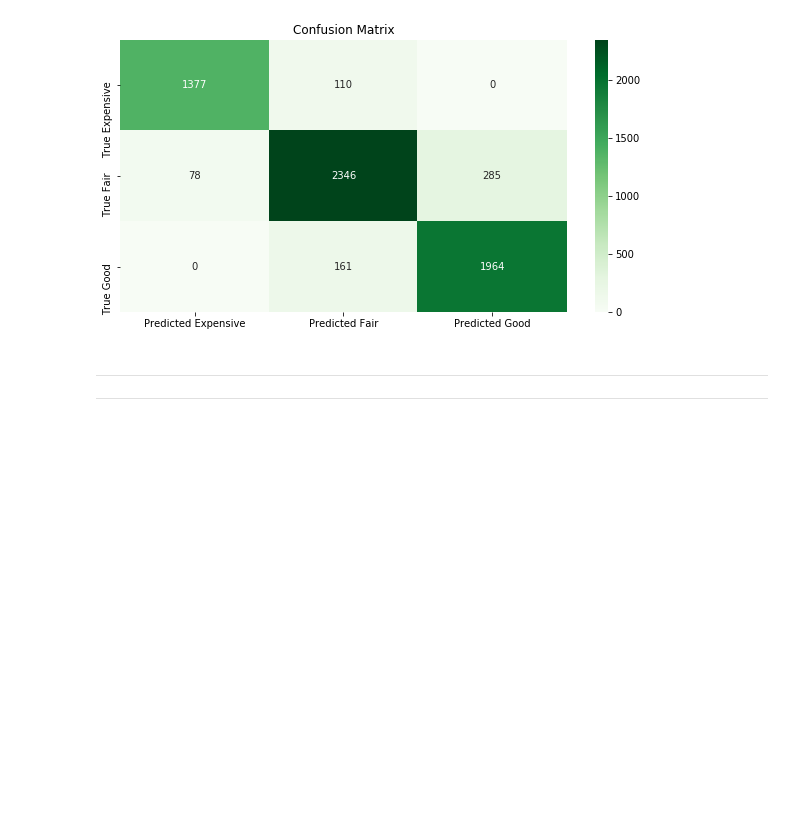
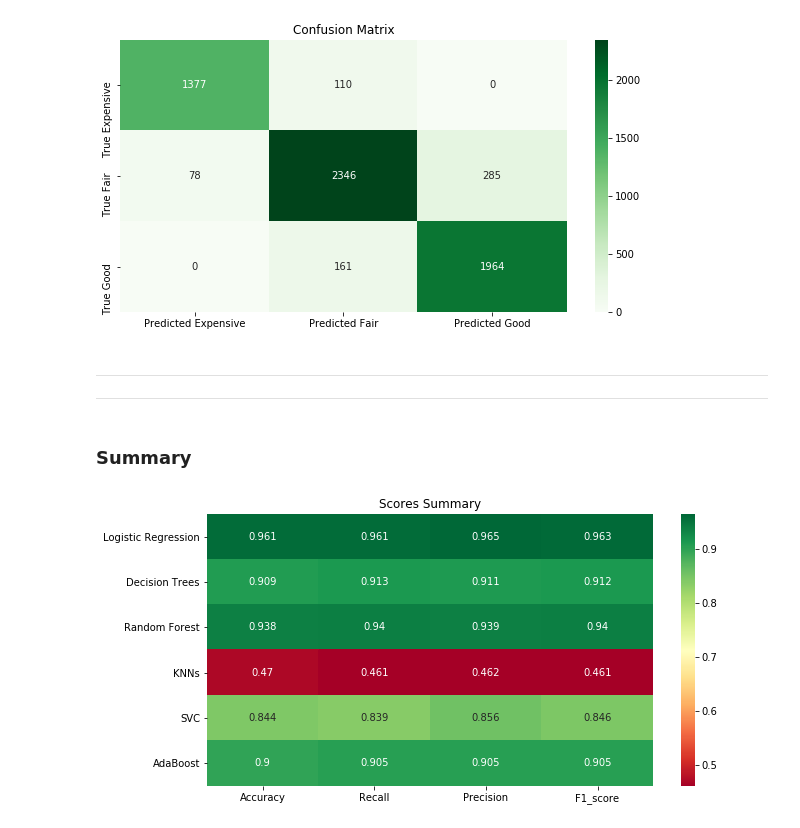
Before and after one commit to safi-khan/airbnb_deal_classifier, a Jupyter notebook: Airbnb_deal_classification-non-text_data_models.ipynb, the cells around one changed output. Saved outputs shown, nothing was run; the diff lists cells and outputs as text; code cells hidden in the pictures; blank space fills up the shorter version.

Commit message:
Non-text classification models
Takes all non-text features to classify deals with Logistic Regression, Decision Trees, Random Forests, KNNs, SVM and Adaboost classification, models

```diff
--- a/Airbnb_deal_classification-non-text_data_models.ipynb
+++ b/Airbnb_deal_classification-non-text_data_models.ipynb
@@ -722,6 +798,7 @@ svm_confusion_matrix = pd.DataFrame(data = svm_confusion_matrix,\
 
 # Setting up our classification_report
 svm_classification_report = classification_report(y_test,y_pred_svm)
+svm_scores_dict = classification_report(y_test,y_pred_svm, output_dict = True)
 
 # Printing classification report
 print(f'Classification Report \n {svm_classification_report}')
@@ -833,6 +910,7 @@ ada_confusion_matrix = pd.DataFrame(data = ada_confusion_matrix,\
 
 # Setting up our classification_report
 ada_classification_report = classification_report(y_test,y_pred_ada)
+ada_scores_dict = classification_report(y_test,y_pred_ada, output_dict = True)
 
 # Printing classification report
 print(f'Classification Report \n {ada_classification_report}')
@@ -873,0 +939,24 @@ results.Model = model_names
+# %% [markdown]
+### Summary
+# %%
+#intialize a dataframe to store all results
+model_names = ['Logistic Regression', 'Decision Trees', 'Random Forest', 'KNNs', 'SVC', 'AdaBoost']
+results = pd.DataFrame(columns = ['Accuracy', 'Recall', 'Precision', 'F1_score'], index = model_names)
+# %%
+#Write a loop to summarize all results by using confusion matrix dictionaries
+reports = [logreg_scores_dict, dt_scores_dict, rf_scores_dict, knn_scores_dict, svm_scores_dict, ada_scores_dict]
+
+for row in range(0,results.shape[0]):
+    results.Accuracy[row] = round(reports[row]['accuracy'],3)
+    results.Recall[row] = round(reports[row]['macro avg']['recall'],3)
+    results.Precision[row] = round(reports[row]['macro avg']['precision'],3)
+    results.F1_score[row] = round(reports[row]['macro avg']['f1-score'],3)
+# %%
+#display the results
+results = results.astype('float')
+plt.figure(figsize = (10,5))
+sns.heatmap(results, annot = True, cmap='RdYlGn', fmt = 'g')
+plt.title('Scores Summary')
+plt.show()
+# %% [output]
+[figure, added]
```
Also changed, not shown: parts of 15 cells of this notebook.
